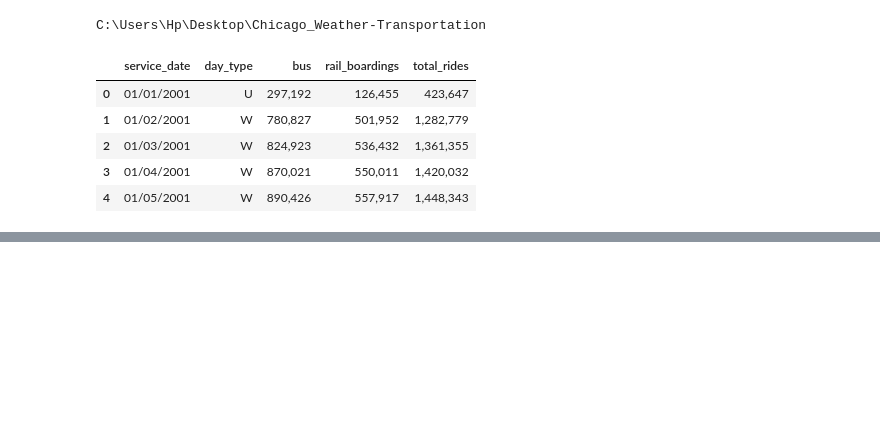
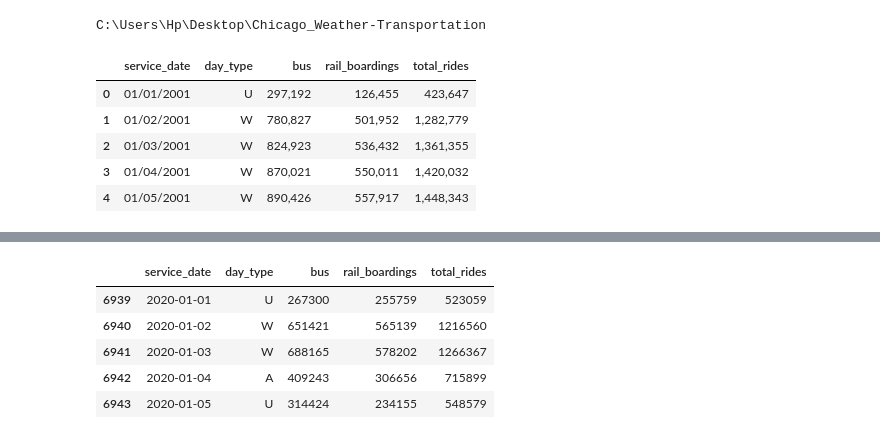
Before and after one commit to OrikG-bit/Chicago_Weather-Transportation, a Jupyter notebook: notebooks/01_transportation_bus_rail_total.ipynb, the cells around one changed output, grey strips where cells are left out. Saved outputs shown, nothing was run; the diff lists cells and outputs as text; code cells hidden in the pictures; blank space fills up the shorter version.

```diff
--- a/notebooks/01_transportation_bus_rail_total.ipynb
+++ b/notebooks/01_transportation_bus_rail_total.ipynb
@@ -26,0 +148,11 @@ df.head(5)
+# %%
+df_2020=df[df["service_date"] >= "2020-01-01"]
+# %%
+df_2020.head(5)
+# %% [output]
+|  | service_date | day_type | bus | rail_boardings | total_rides |
+| 6939 | 2020-01-01 | U | 267300 | 255759 | 523059 |
+| 6940 | 2020-01-02 | W | 651421 | 565139 | 1216560 |
+| 6941 | 2020-01-03 | W | 688165 | 578202 | 1266367 |
+| 6942 | 2020-01-04 | A | 409243 | 306656 | 715899 |
+| 6943 | 2020-01-05 | U | 314424 | 234155 | 548579 |
```
Also changed, not shown: parts of 23 cells of this notebook.
